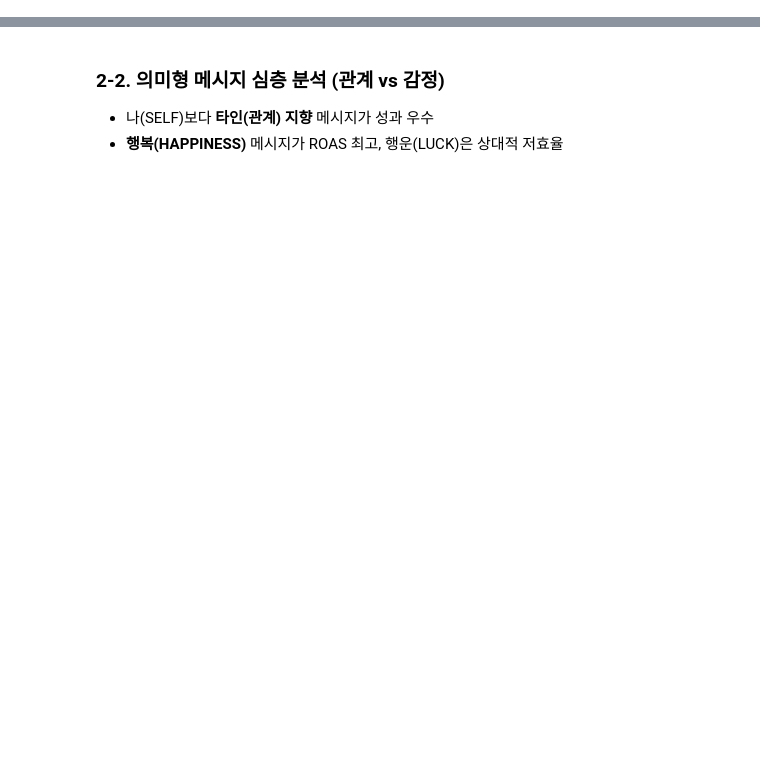
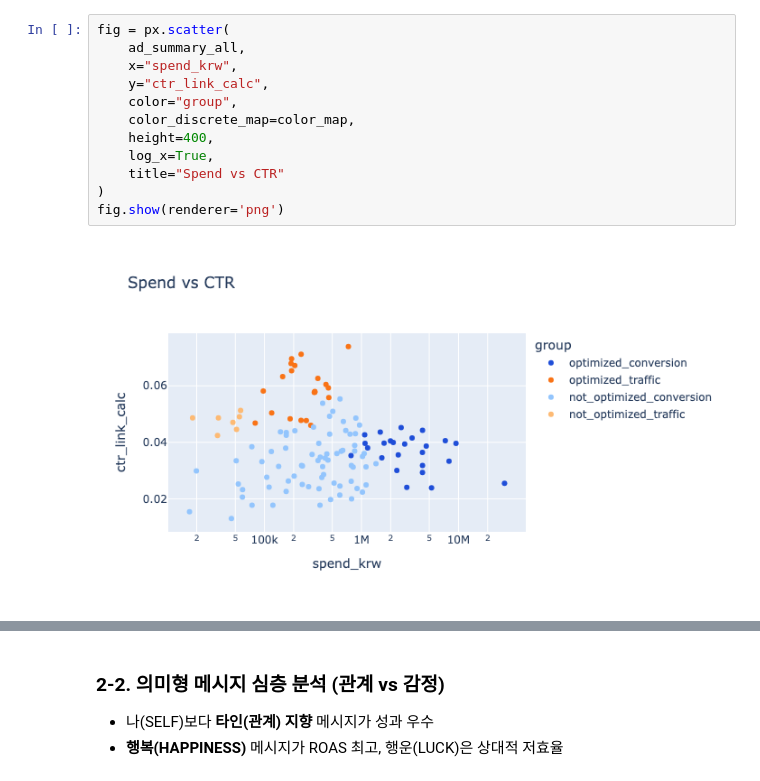
Before and after one commit to imyourcatfood/Data-Analyst-Portfolio, a Jupyter notebook: meta-ads-analysis/analysis.ipynb, the cells around one changed output, grey strips where cells are left out. Cells and saved outputs as stored; diff of their text form; blank space fills up the shorter version.

```diff
--- a/meta-ads-analysis/analysis.ipynb
+++ b/meta-ads-analysis/analysis.ipynb
@@ -617,0 +202,14 @@ for _, r in msg_disp.iterrows():
+# %%
+fig = px.scatter(
+    ad_summary_all,
+    x="spend_krw",
+    y="ctr_link_calc",
+    color="group",
+    color_discrete_map=color_map,
+    height=400,
+    log_x=True,
+    title="Spend vs CTR"
+)
+fig.show(renderer='png')
+# %% [output]
+[figure, added]
```
Also changed, not shown: parts of 56 cells of this notebook, 1 other file.
